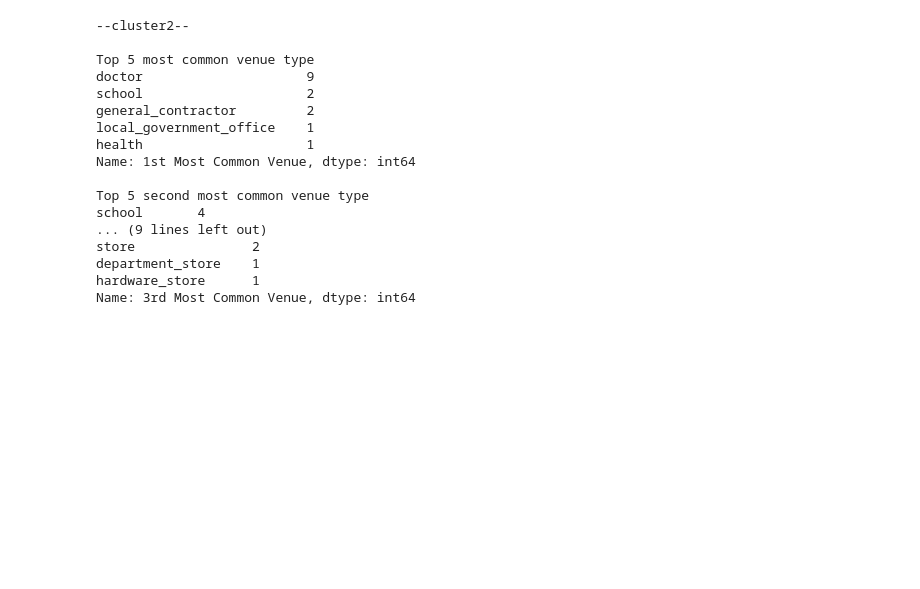
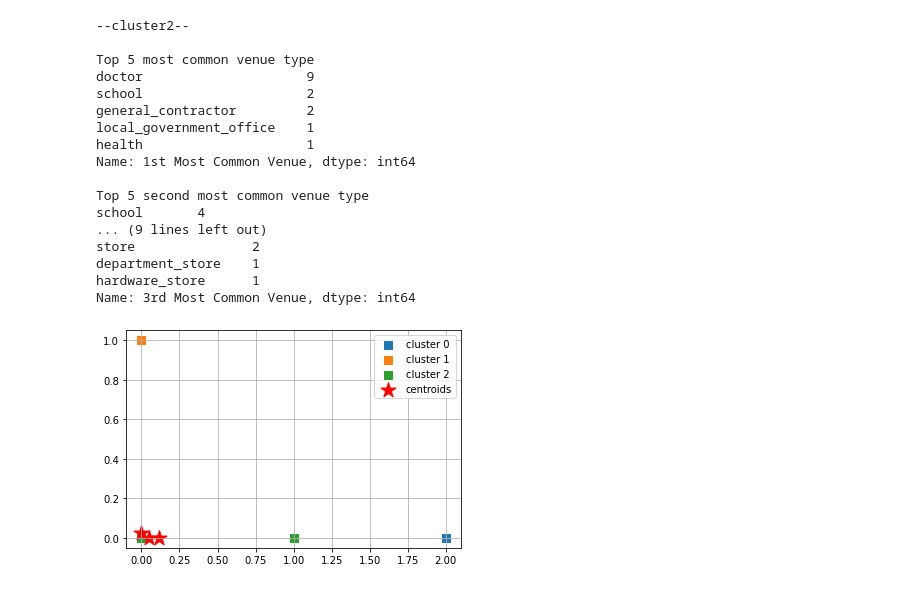
Before and after one commit to ktamkee/NYC_midterm_project, a Jupyter notebook: svc/K-Means2.ipynb, the cells around one changed output. Cells and saved outputs as stored; diff of their text form; code cells hidden in the pictures; blank space fills up the shorter version.

```diff
--- a/svc/K-Means2.ipynb
+++ b/svc/K-Means2.ipynb
@@ -104,12 +106,12 @@ clusters = venues_sorted.clusters.tolist()
 venues_sorted = venues_sorted.drop('clusters', axis=1)
 
 # Merge venue data with neighborhood data
-all_data = neighborhood_data.copy()
-all_data = pd.merge(all_data, venues_sorted, on='id')
-all_data['clusters'] = clusters
-all_data = all_data.drop('id', axis=1)
+all_venue_data = neighborhood_data.copy()
+all_venue_data = pd.merge(all_venue_data, venues_sorted, on='id')
+all_venue_data['clusters'] = clusters
+all_venue_data = all_venue_data.drop('id', axis=1)
 
-all_data.head()
+all_venue_data.head()
 # %% [output]
 |  | borough | neighborhood | longitude | latitude | 1st Most Common Venue | 2nd Most Common Venue | ... |
 | 0 | Bronx | Wakefield | -73.847201 | 40.894705 | school | secondary_school | ... |
@@ -148,7 +150,7 @@ rainbow = [colors.rgb2hex(i) for i in colors_array]
 
 # add markers to the map
 markers_colors = []
-for lat, lon, poi, cluster in zip(all_data['latitude'], all_data['longitude'], all_data['neighborhood'],all_data['clusters']):
+for lat, lon, poi, cluster in zip(all_venue_data['latitude'], all_venue_data['longitude'], all_venue_data['neighborhood'],all_venue_data['clusters']):
     label = folium.Popup(str(poi) + ' Cluster ' + str(cluster), parse_html=True)
     folium.CircleMarker(
         [lat, lon],
@@ -253,3 +255,36 @@ store               2
 department_store    1
 hardware_store      1
 Name: 3rd Most Common Venue, dtype: int64
+# %%
+def plot_clusters(X,y_res, plt_cluster_centers = False):
+    X_centroids = []
+    Y_centroids = []
+
+    for cluster in set(y_res):
+        x = X[y_res == cluster,0]
+        y = X[y_res == cluster,1]
+        X_centroids.append(np.mean(x))
+        Y_centroids.append(np.mean(y))
+
+        plt.scatter(x,
+                    y,
+                    s=50,
+                    marker='s',
+                    label=f'cluster {cluster}')
+
+    if plt_cluster_centers:
+        plt.scatter(X_centroids,
+                    Y_centroids,
+                    marker='*',
+                    c='red',
+                    s=250,
+                    label='centroids')
+    plt.legend()
+    plt.grid()
+    plt.show()
+# %%
+y_km = kmeans.fit_predict(venue_clustering)
+# %%
+plot_clusters(np.array(venue_clustering), y_km, plt_cluster_centers= True)
+# %% [output]
+[figure, added]
```
Also changed, not shown: parts of 19 cells of this notebook.
